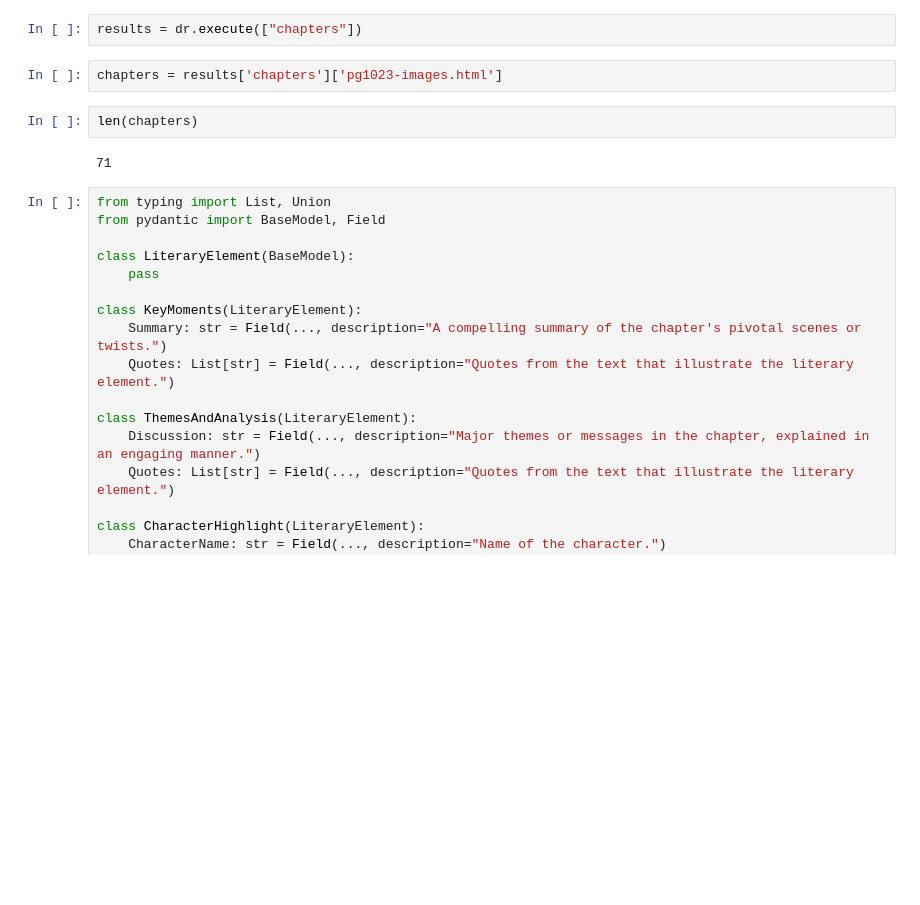
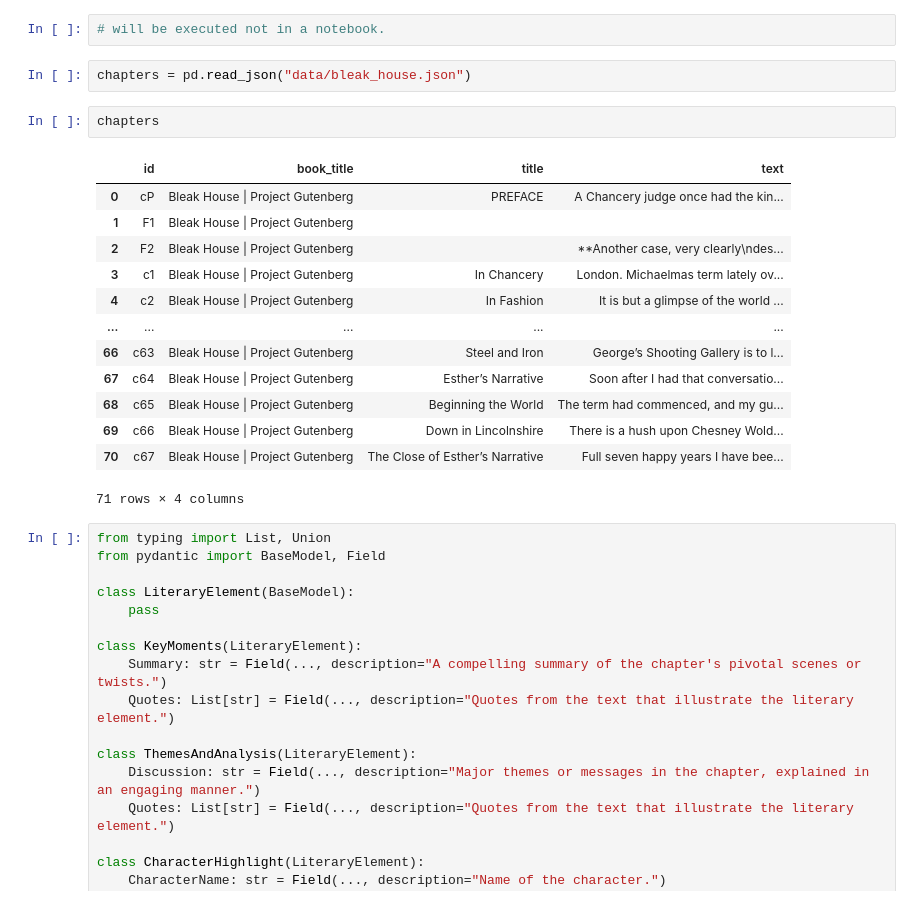
Before and after one commit to cbrew/BleakHouse, a Jupyter notebook: BleakHouse.ipynb, the cells around one changed output. Cells and saved outputs as stored; diff of their text form; blank space fills up the shorter version.

Commit message:
refactoring of notebook

```diff
--- a/BleakHouse.ipynb
+++ b/BleakHouse.ipynb
@@ -26,13 +26,25 @@ dr.display_all_functions()
 # %% [output]
 [drawing not drawn]
 # %%
-results = dr.execute(["chapters"])
+# will be executed not in a notebook.
-# %%
-chapters = results['chapters']['pg1023-images.html']
 # %%
-len(chapters)
+chapters = pd.read_json("data/bleak_house.json")
-# %% [output]
-71
+# %%
+chapters
+# %% [output]
+|  | id | book_title | title | text |
+| 0 | cP | Bleak House | Project Gutenberg | PREFACE | A Chancery judge once had the kin... |
+| 1 | F1 | Bleak House | Project Gutenberg |  |  |
+| 2 | F2 | Bleak House | Project Gutenberg |  | **Another case, very clearly\ndes... |
+| 3 | c1 | Bleak House | Project Gutenberg | In Chancery | London. Michaelmas term lately ov... |
+| 4 | c2 | Bleak House | Project Gutenberg | In Fashion | It is but a glimpse of the world ... |
+| ... | ... | ... | ... | ... |
+| 66 | c63 | Bleak House | Project Gutenberg | Steel and Iron | George’s Shooting Gallery is to l... |
+| 67 | c64 | Bleak House | Project Gutenberg | Esther’s Narrative | Soon after I had that conversatio... |
+| 68 | c65 | Bleak House | Project Gutenberg | Beginning the World | The term had commenced, and my gu... |
+| 69 | c66 | Bleak House | Project Gutenberg | Down in Lincolnshire | There is a hush upon Chesney Wold... |
+| 70 | c67 | Bleak House | Project Gutenberg | The Close of Esther’s Narrative | Full seven happy years I have bee... |
+71 rows × 4 columns
 # %%
 from typing import List, Union
 from pydantic import BaseModel, Field
```
Also changed, not shown: parts of 10 cells of this notebook, 16 other files.
